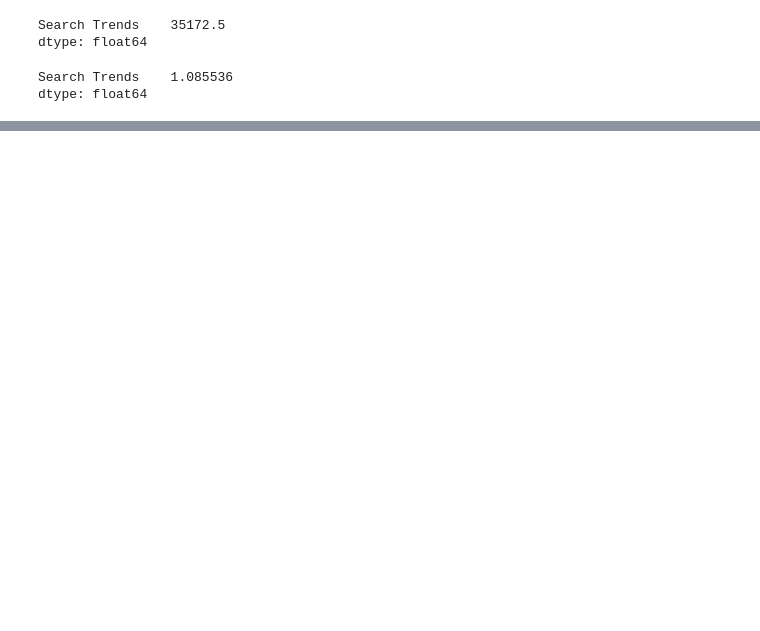
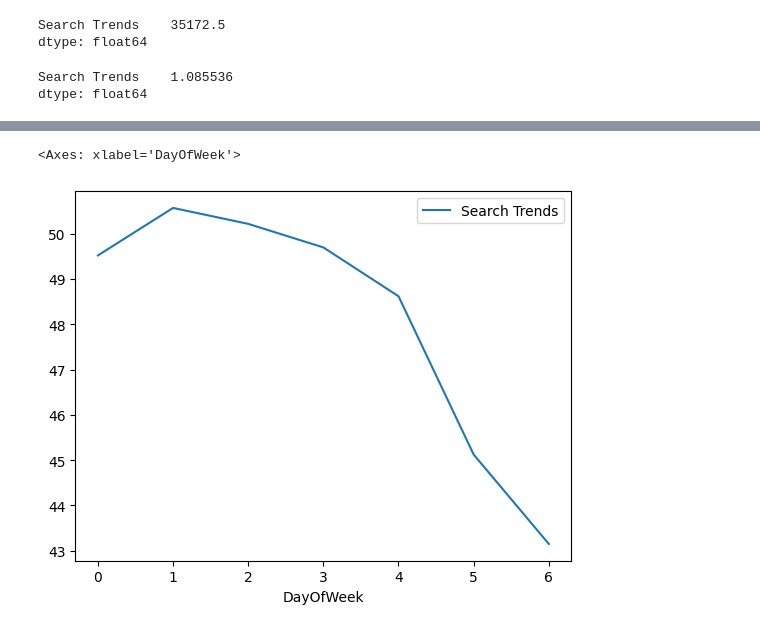
Before and after one commit to Shantesh123/Command_Line_Testing, a Jupyter notebook: Copy_of_!pip_install_prophet.ipynb, the cells around one changed output, grey strips where cells are left out. Drawn from its saved outputs; the diff is of its cells as text; code cells hidden in the pictures; blank space fills up the shorter version.

```diff
--- a/Copy_of_!pip_install_prophet.ipynb
+++ b/Copy_of_!pip_install_prophet.ipynb
@@ -82,0 +109,9 @@ dtype: float64
+# %%
+df_mercado_trends['DayOfWeek'] = df_mercado_trends.index.dayofweek
+
+#group by day of week
+average_traffic_by_day = df_mercado_trends.groupby('DayOfWeek').mean()
+average_traffic_by_day.plot()
+# %% [output]
+<Axes: xlabel='DayOfWeek'>
+[figure, added]
```
Also changed, not shown: parts of 5 cells of this notebook.
